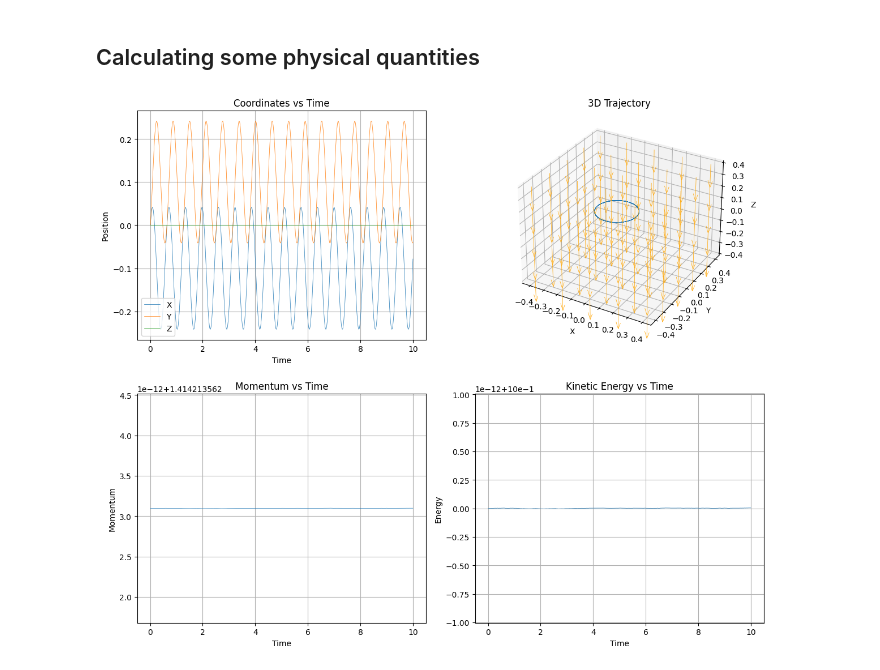
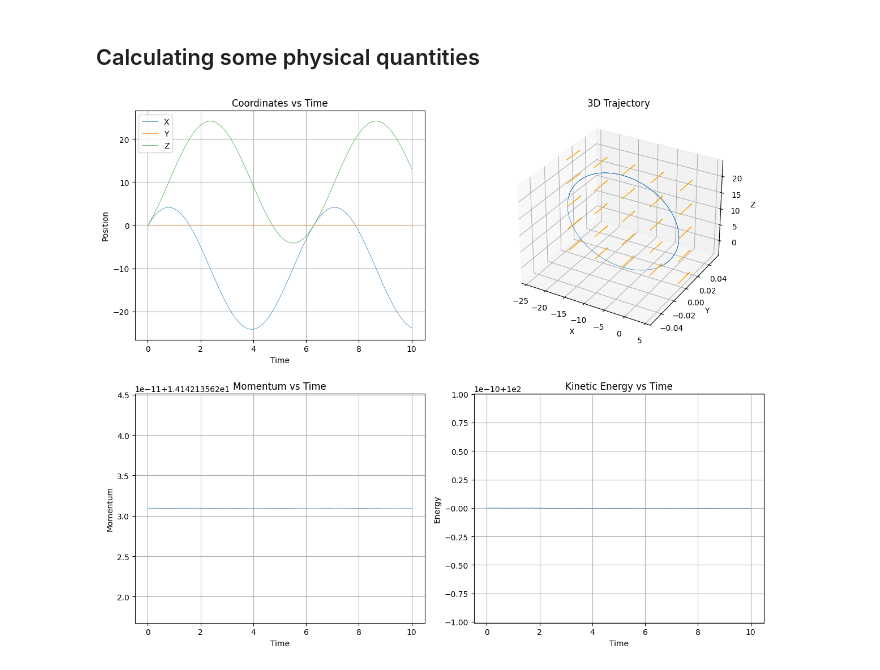
Before and after one commit to SUPARNAJIT-lang/Charge-particle-in-Electric-and-magnetic-field, a Jupyter notebook: Charged_particle.ipynb, the cells around one changed output. Drawn from its saved outputs; the diff is of its cells as text; code cells hidden in the pictures.

```diff
--- a/Charged_particle.ipynb
+++ b/Charged_particle.ipynb
@@ -20,28 +20,39 @@ K=9*10**9
 t_span = (0.01, 10)
 t=np.linspace(t_span[0],t_span[1],1000)
 
+σ=0.0001 #Diffusion strength
+
 #Defining function:->
+
+
 
 def acc(state,t):
     x,y,z,vx,vy,vz=state
 
+    r=np.array([x,y,z])
+
+    global B
+
+    B=np.array([0,1,0])
+
 
     v=np.array([vx,vy,vz])
-    global E
+
     g=np.array([0,0,0])
 
+    w=(q/m)*np.linalg.norm(B)
+
+
+    global E
     E=np.array([0,0,0])
     #I will add the EF due to the particle itself so that i can work with cluster of particles
 
-
-    global B
-    B=np.array([0,0,-10])
 
     a=(q/m)*(np.cross(v,B)+E)
     v_mod=np.linalg.norm(v)
     return vx,vy,vz,a[0],a[1],a[2]
 
-state0=(0,0,0,1,1,0)
+state0=(0,0,0,10,0,10)
 # %% [markdown]
 ## Calculating some physical quantities
 # %%
@@ -59,7 +70,7 @@ sol_ivp = solve_ivp(acc_ivp, t_span, y0, t_eval=t, method="DOP853",max_step=1e-3
 
 KE_list=[]
 P_list=[]
-for i in range(1000):
+for i in range(len(t)):
     vx=sol_ivp.y.T[i][3]
     vy=sol_ivp.y.T[i][4]
     vz=sol_ivp.y.T[i][5]
@@ -74,6 +85,9 @@ fig = plt.figure(figsize=(12, 10))
 
 
 # 1. Coordinates vs Time (Combined)
+
+
+
 ax1 = fig.add_subplot(2, 2, 1)
 ax1.plot(sol_ivp.t, sol_ivp.y[0],linewidth=0.5, label='X')
 ax1.plot(sol_ivp.t, sol_ivp.y[1],linewidth=0.5, label='Y')
@@ -84,43 +98,45 @@ ax1.set_ylabel('Position')
 ax1.legend()
 ax1.grid(True)
 
+
 # 2. 3D Trajectory
+
 
 n=5
 
 
 
-x1 = np.linspace(-0.4,0.4, n)
-y1 = np.linspace(-0.4,0.4, n)
-z1 = np.linspace(-0.4,0.4, n)
+x1 = np.linspace(min(sol_ivp.y[0]),max(sol_ivp.y[0]), n)
+y1 = np.linspace(min(sol_ivp.y[1]),max(sol_ivp.y[1]),n)
+z1 = np.linspace(min(sol_ivp.y[2]),max(sol_ivp.y[2]),n)
 X, Y, Z = np.meshgrid(x1, y1, z1)
 ax2 = fig.add_subplot(2, 2, 2, projection='3d')
 ax2.plot(sol_ivp.y[0], sol_ivp.y[1], sol_ivp.y[2],linewidth=0.5)
 ax2.quiver(X, Y, Z, B[0]*0.02, B[1]*0.02, B[2]*0.02,color='orange',linewidth=0.5)
 ax2.set_title('3D Trajectory')
 ax2.set_xlabel('X')
 ax2.set_ylabel('Y')
 ax2.set_zlabel('Z')
 ax2.grid(True)
 
 
 # 3. Momentum vs Time
 ax3 = fig.add_subplot(2, 2, 3)
 ax3.plot(sol_ivp.t, P_list,linewidth=0.5)
 ax3.set_title('Momentum vs Time')
 ax3.set_xlabel('Time')
 ax3.set_ylabel('Momentum')
 ax3.grid(True)
 
 # 4. Kinetic Energy vs Time
 ax4 = fig.add_subplot(2, 2, 4)
 ax4.plot(sol_ivp.t, KE_list,linewidth=0.5)
 ax4.set_title('Kinetic Energy vs Time')
 ax4.set_xlabel('Time')
 ax4.set_ylabel('Energy')
 ax4.grid(True)
 
 plt.tight_layout()
 plt.show()
 # %% [output]
-[figure, old version]
+[figure, new version]
```
